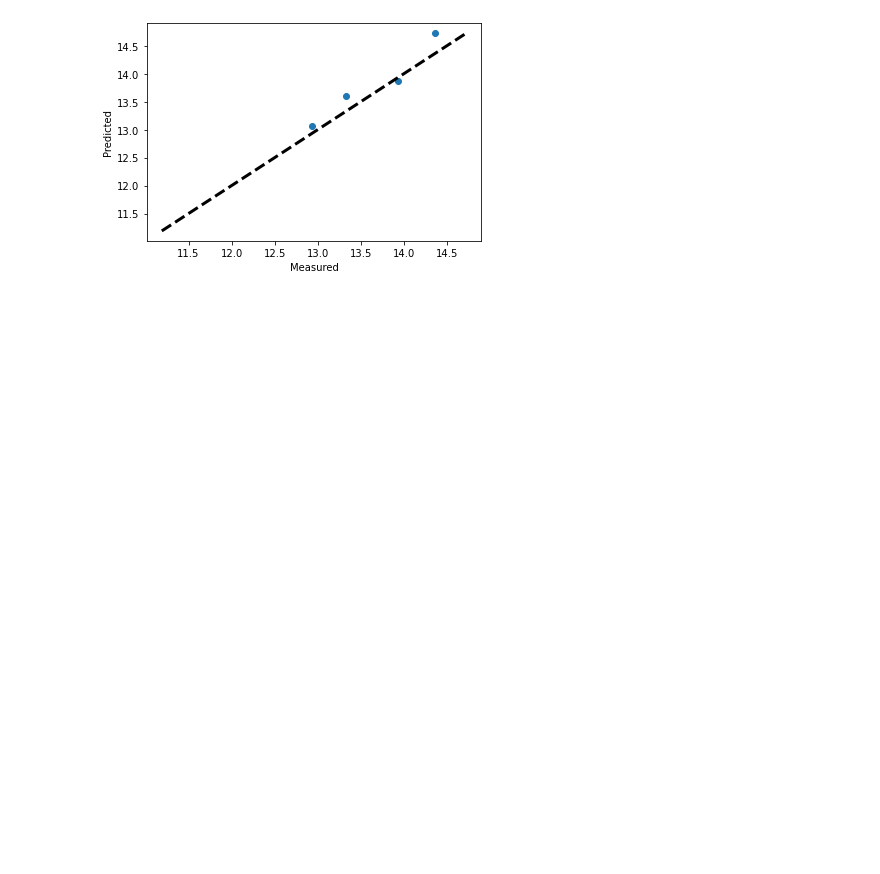
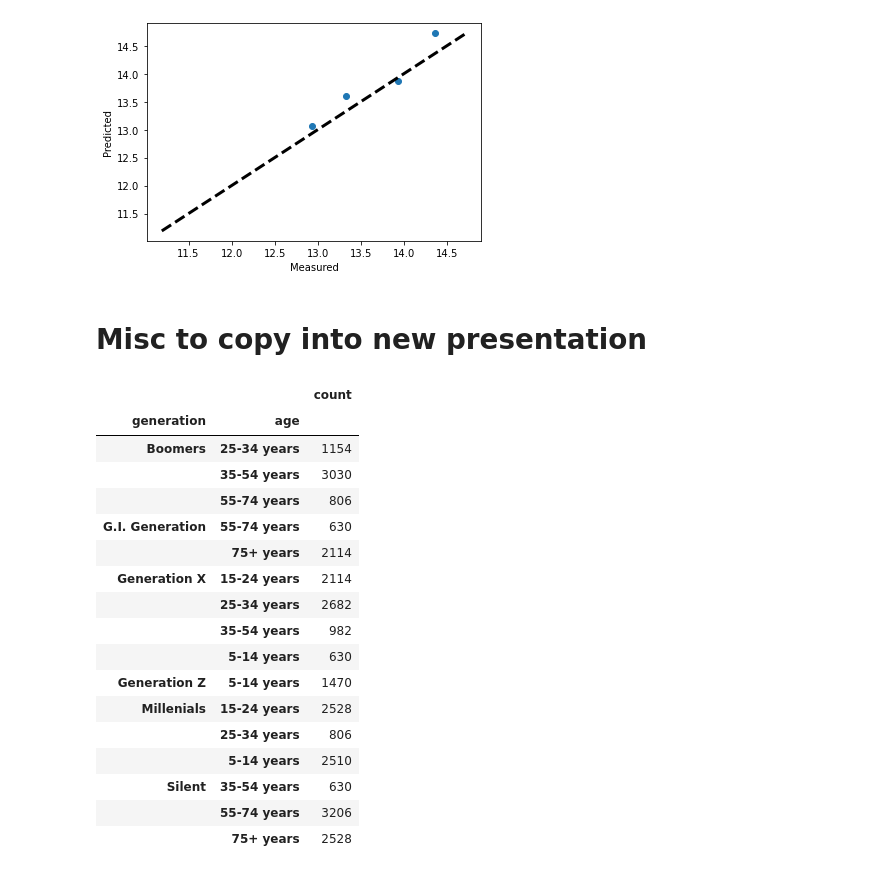
Before and after one commit to mguner-data/Global_Suicide_Data_Analysis, a Jupyter notebook: shanker_project_1.ipynb, the cells around one changed output. Drawn from its saved outputs; the diff is of its cells as text; code cells hidden in the pictures; blank space fills up the shorter version.

```diff
--- a/shanker_project_1.ipynb
+++ b/shanker_project_1.ipynb
@@ -968,3 +952,27 @@ plt.savefig("Predicted versus measured-Mulitvariaate regression_Part2.png")
 plt.show()
 # %% [output]
 [figure]
+# %% [markdown]
+# Misc to copy into new presentation
+# %%
+qc_data_gen_age = world_suicide_data.groupby(['generation','age'])['sex'].agg(['count'])
+qc_data_gen_age.head(30)
+# %% [output]
+|  |  | count |
+| generation | age |  |
+| Boomers | 25-34 years | 1154 |
+|  | 35-54 years | 3030 |
+|  | 55-74 years | 806 |
+| G.I. Generation | 55-74 years | 630 |
+|  | 75+ years | 2114 |
+| Generation X | 15-24 years | 2114 |
+|  | 25-34 years | 2682 |
+|  | 35-54 years | 982 |
+|  | 5-14 years | 630 |
+| Generation Z | 5-14 years | 1470 |
+| Millenials | 15-24 years | 2528 |
+|  | 25-34 years | 806 |
+|  | 5-14 years | 2510 |
+| Silent | 35-54 years | 630 |
+|  | 55-74 years | 3206 |
+|  | 75+ years | 2528 |
```
Also changed, not shown: parts of 13 cells of this notebook, 1 other file.
